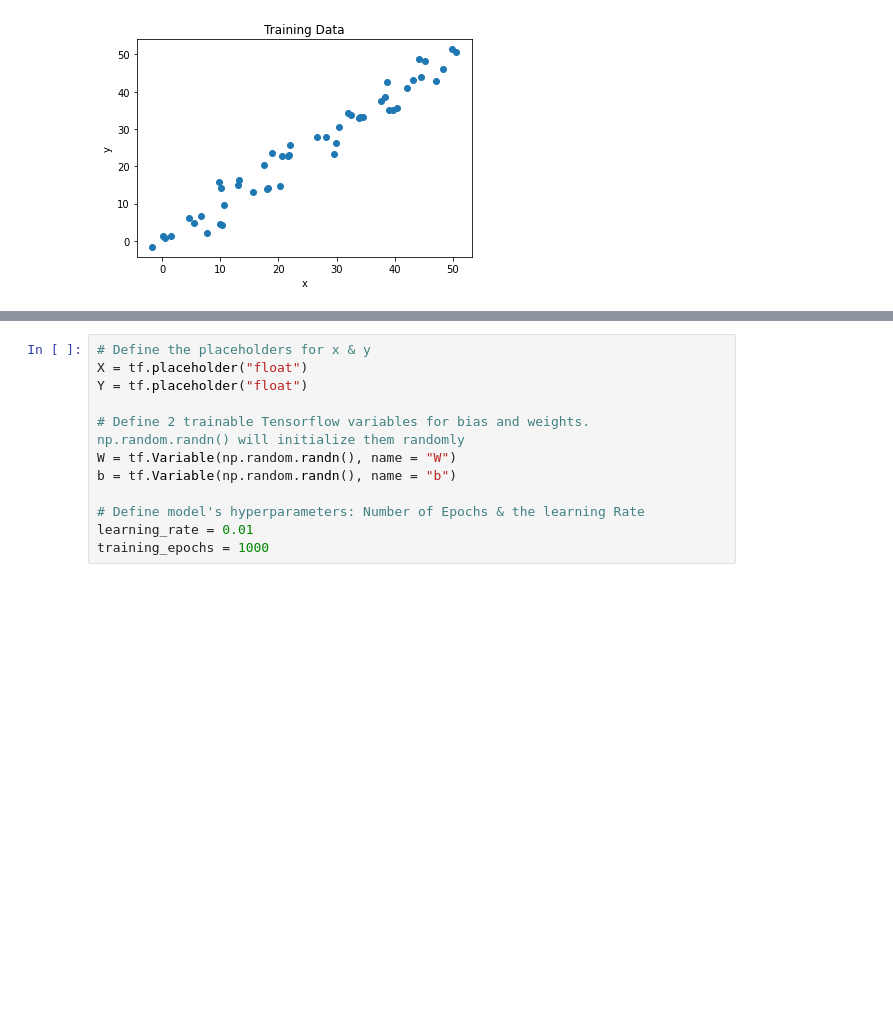
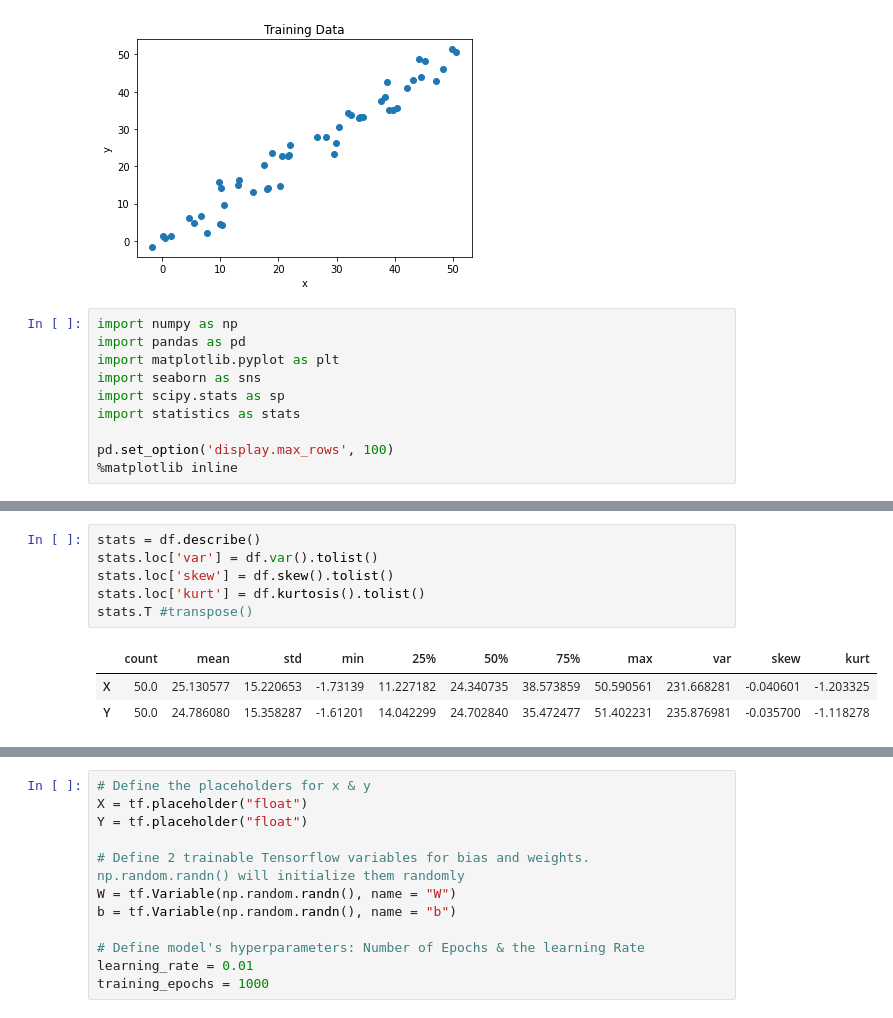
Before and after one commit to nichangyuan/ML-DL, a Jupyter notebook: Deep Learning/ANN/lr_ANN.ipynb, the cells around one changed output, grey strips where cells are left out. Drawn from its saved outputs; the diff is of its cells as text; blank space fills up the shorter version.

```diff
--- a/Deep Learning/ANN/lr_ANN.ipynb
+++ b/Deep Learning/ANN/lr_ANN.ipynb
@@ -34,3 +39,13 @@ plt.title("Training Data")
 plt.show()
 # %% [output]
 [figure]
+# %%
+import numpy as np
+import pandas as pd
+import matplotlib.pyplot as plt
+import seaborn as sns
+import scipy.stats as sp
+import statistics as stats
+
+pd.set_option('display.max_rows', 100)
+%matplotlib inline
@@ -36,0 +83,10 @@ plt.show()
+# %%
+stats = df.describe()
+stats.loc['var'] = df.var().tolist()
+stats.loc['skew'] = df.skew().tolist()
+stats.loc['kurt'] = df.kurtosis().tolist()
+stats.T #transpose()
+# %% [output]
+|  | count | mean | std | min | 25% | 50% | 75% | max | var | skew | kurt |
+| X | 50.0 | 25.130577 | 15.220653 | -1.73139 | 11.227182 | 24.340735 | 38.573859 | 50.590561 | 231.668281 | -0.040601 | -1.203325 |
+| Y | 50.0 | 24.786080 | 15.358287 | -1.61201 | 14.042299 | 24.702840 | 35.472477 | 51.402231 | 235.876981 | -0.035700 | -1.118278 |
```
Also changed, not shown: parts of 15 cells of this notebook.
